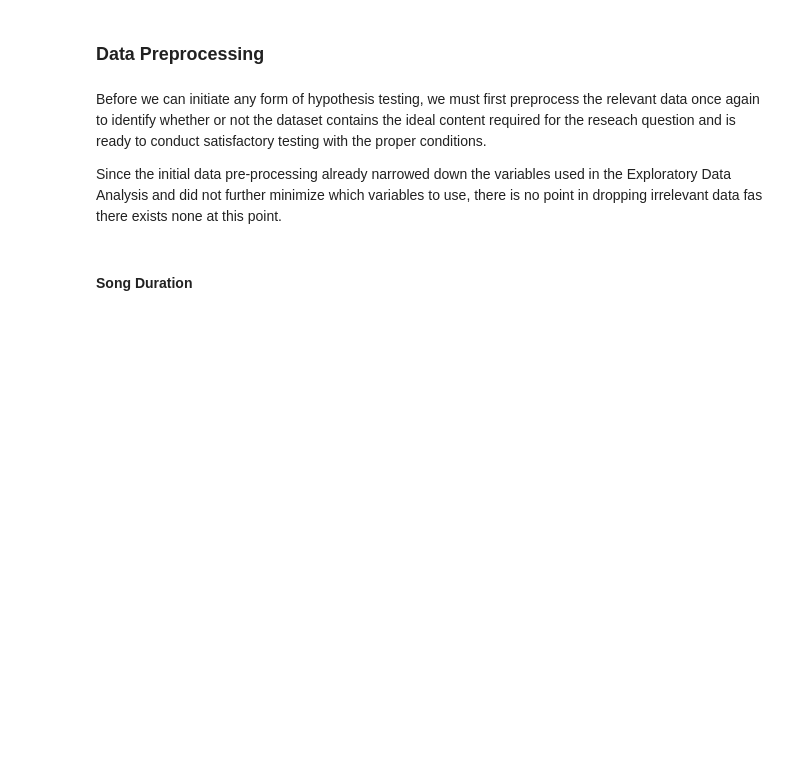
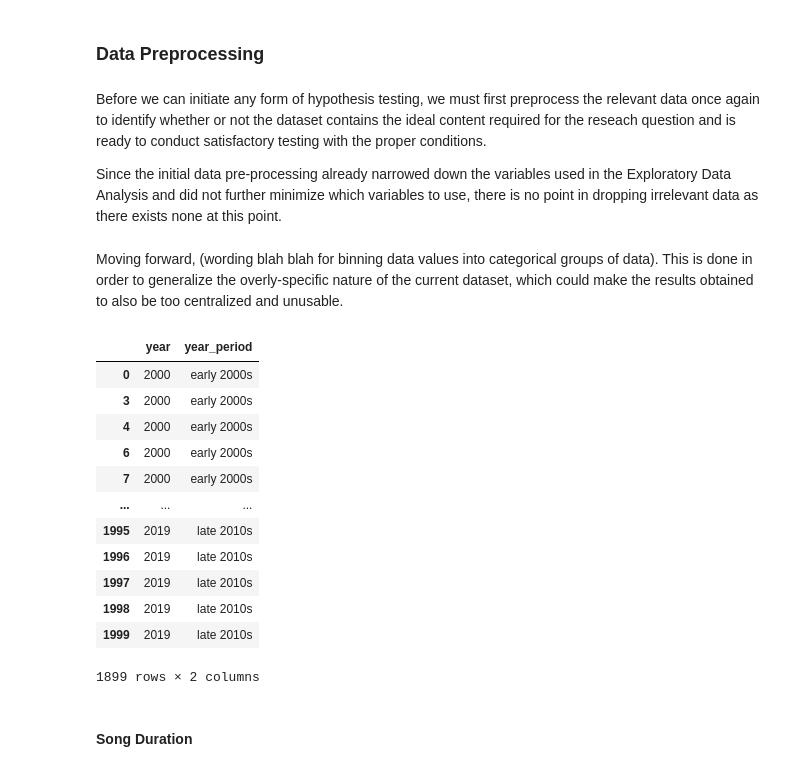
Before and after one commit to angelocguerra/csmodel-casestudy, a Jupyter notebook: MCO2.ipynb, the cells around one changed output. Saved outputs shown, nothing was run; the diff lists cells and outputs as text; code cells hidden in the pictures; blank space fills up the shorter version.

Commit message:
Added Data Binning Preprocessing for Year Variable

```diff
--- a/MCO2.ipynb
+++ b/MCO2.ipynb
@@ -1025,7 +1025,36 @@ With that said, the following hypotheses for each factor were constructed:
 # %% [markdown]
 Before we can initiate any form of hypothesis testing, we must first preprocess the relevant data once again to identify whether or not the dataset contains the ideal content required for the reseach question and is ready to conduct satisfactory testing with the proper conditions.
 
-Since the initial data pre-processing already narrowed down the variables used in the Exploratory Data Analysis and did not further minimize which variables to use, there is no point in dropping irrelevant data fas there exists none at this point.
+Since the initial data pre-processing already narrowed down the variables used in the Exploratory Data Analysis and did not further minimize which variables to use, there is no point in dropping irrelevant data as there exists none at this point.
+# %% [markdown]
+Moving forward, (wording blah blah for binning data values into categorical groups of data). This is done in order to generalize the overly-specific nature of the current dataset, which could make the results obtained to also be too centralized and unusable.
+# %%
+def year_binning(year):
+    last_digit = year % 10
+    decade = '2000s' if year < 2010 else '2010s'
+    if last_digit <= 3:
+        return 'early ' + decade
+    elif last_digit <= 6:
+        return 'mid ' + decade
+    else:
+        return 'late ' + decade
+
+spotify_df['year_period'] = spotify_df['year'].apply(year_binning)
+spotify_df[['year', 'year_period']]
+# %% [output]
+|  | year | year_period |
+| 0 | 2000 | early 2000s |
+| 3 | 2000 | early 2000s |
+| 4 | 2000 | early 2000s |
+| 6 | 2000 | early 2000s |
+| 7 | 2000 | early 2000s |
+| ... | ... | ... |
+| 1995 | 2019 | late 2010s |
+| 1996 | 2019 | late 2010s |
+| 1997 | 2019 | late 2010s |
+| 1998 | 2019 | late 2010s |
+| 1999 | 2019 | late 2010s |
+1899 rows × 2 columns
 # %% [markdown]
 #### Song Duration
 # %% [markdown]
```
Also changed, not shown: parts of 2 cells of this notebook.
